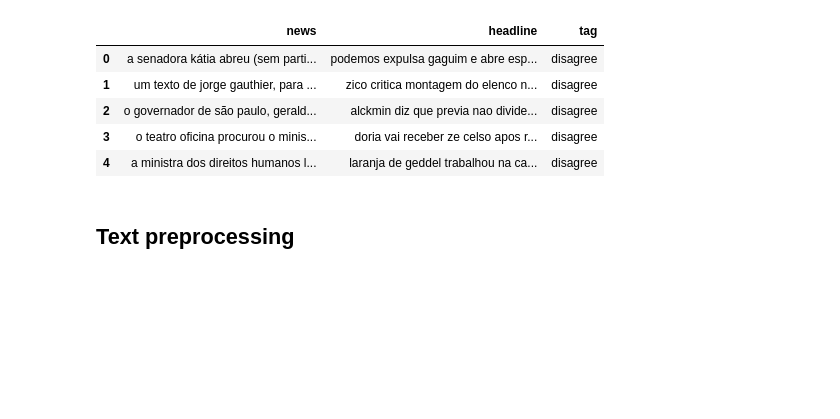
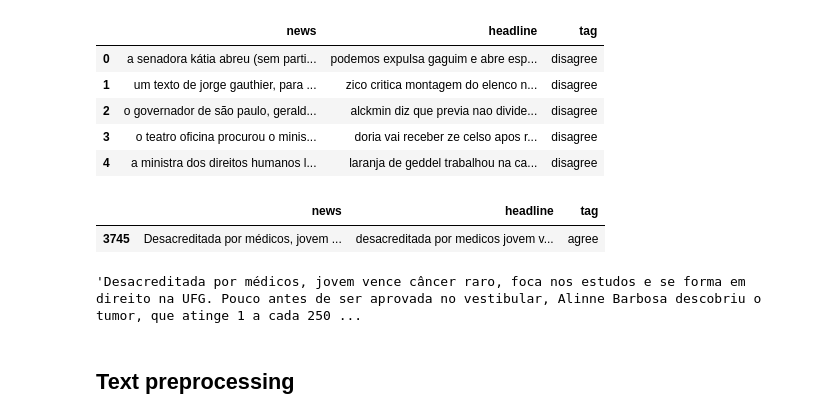
Before and after one commit to caio-git/stance_detection, a Jupyter notebook: Stance_Detection_definitive_edition.ipynb, the cells around one changed output. Saved outputs shown, nothing was run; the diff lists cells and outputs as text; code cells hidden in the pictures; blank space fills up the shorter version.

```diff
--- a/Stance_Detection_definitive_edition.ipynb
+++ b/Stance_Detection_definitive_edition.ipynb
@@ -67,6 +67,15 @@ df.head()
 | 2 | o governador de são paulo, gerald... | alckmin diz que previa nao divide... | disagree |
 | 3 | o teatro oficina procurou o minis... | doria vai receber ze celso apos r... | disagree |
 | 4 | a ministra dos direitos humanos l... | laranja de geddel trabalhou na ca... | disagree |
+# %%
+df.sample()
+# %% [output]
+|  | news | headline | tag |
+| 3745 | Desacreditada por médicos, jovem ... | desacreditada por medicos jovem v... | agree |
+# %%
+df.iloc[3745,0]
+# %% [output]
+'Desacreditada por médicos, jovem vence câncer raro, foca nos estudos e se forma em direito na UFG. Pouco antes de ser aprovada no vestibular, Alinne Barbosa descobriu o tumor, que atinge 1 a cada 250 ...
 # %% [markdown]
 ## Text preprocessing
 # %%
```
Also changed, not shown: parts of 51 cells of this notebook.
